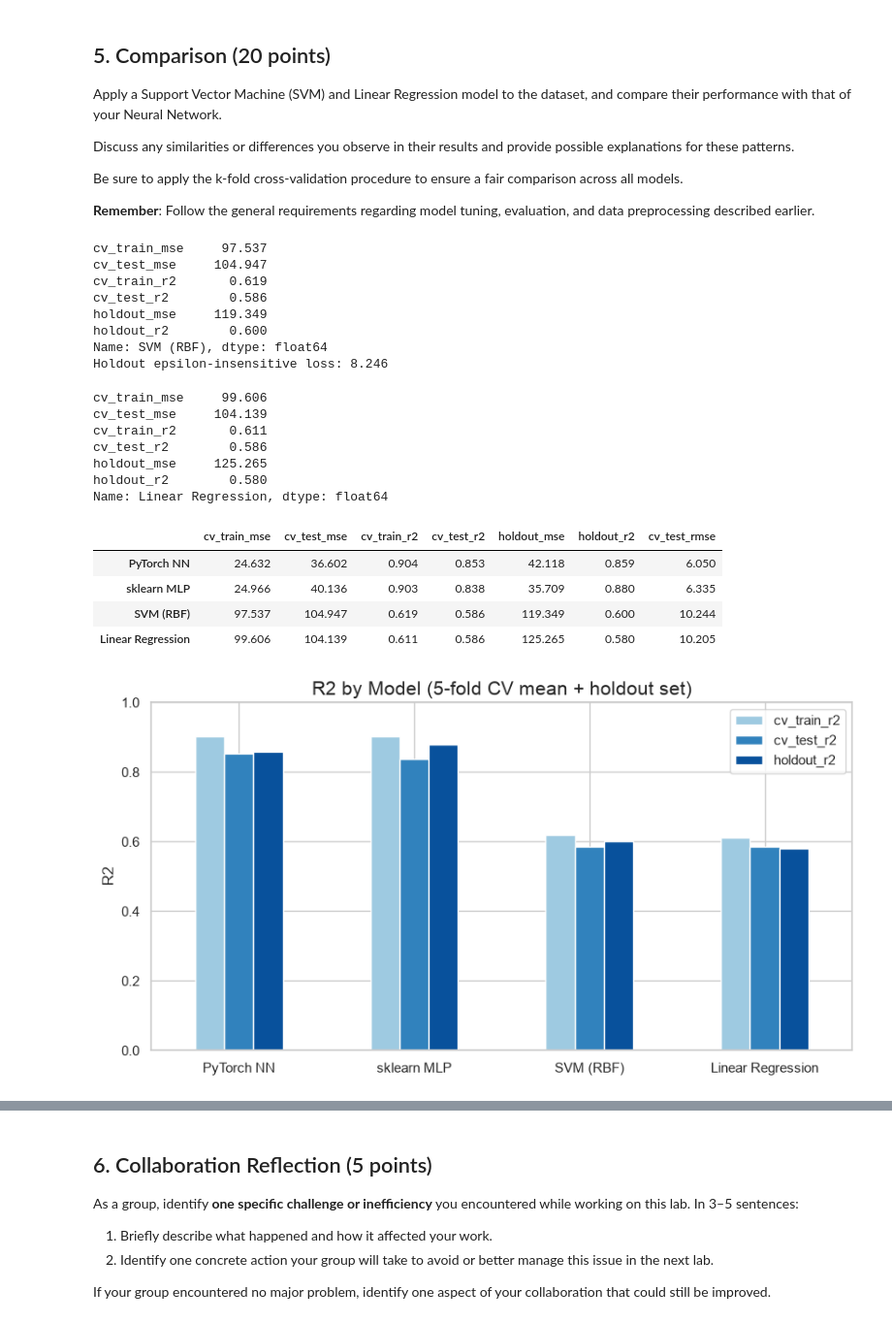
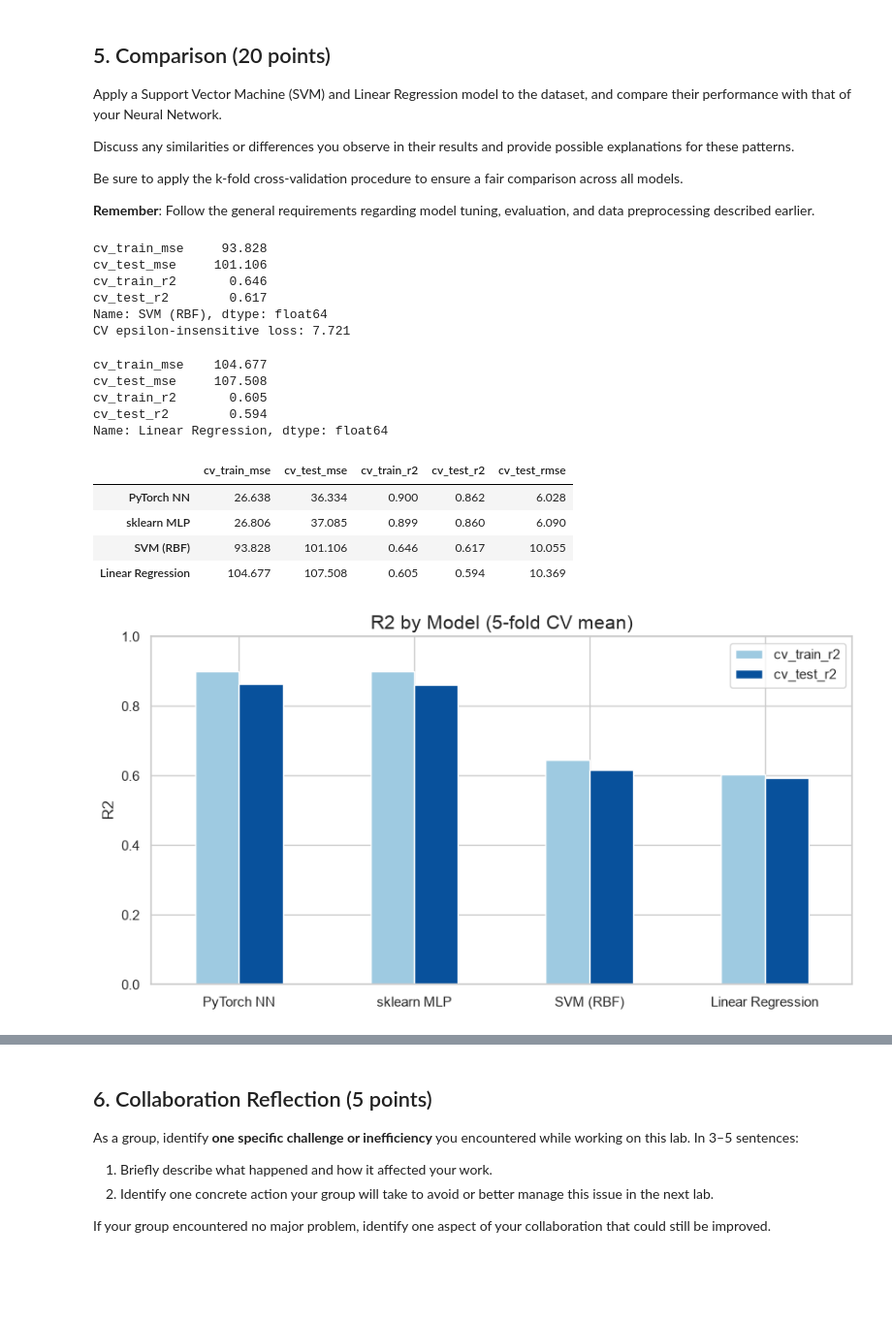
Before and after one commit to franciscoherrera2k05-tech/ds4021, a Jupyter notebook: Pacos_labs/Lab 5/05-neural-networks-real-data.ipynb, the cells around one changed output, grey strips where cells are left out. Shown at 97% size. Drawn from its saved outputs; the diff is of its cells as text; code cells hidden in the pictures; blank space fills up the shorter version.

```diff
--- a/Pacos_labs/Lab 5/05-neural-networks-real-data.ipynb
+++ b/Pacos_labs/Lab 5/05-neural-networks-real-data.ipynb
@@ -280,13 +280,13 @@ class MyModel(nn.Module):
 # %%
 # k-fold CV: the scaler is fit on each training fold only (no leakage)
 nn_folds = []
-for fold, (train_idx, test_idx) in enumerate(kf.split(X_train)):
+for fold, (train_idx, test_idx) in enumerate(kf.split(X)):
     scaler = StandardScaler()
-    X_train_kfold = scaler.fit_transform(X_train[train_idx])
-    X_test_kfold = scaler.transform(X_train[test_idx])
-    y_train_kfold, y_test_kfold = y_train[train_idx], y_train[test_idx]
+    X_train_kfold = scaler.fit_transform(X[train_idx])
+    X_test_kfold = scaler.transform(X[test_idx])
+    y_train_kfold, y_test_kfold = y[train_idx], y[test_idx]
 
-    torch.manual_seed(1234)
+    torch.manual_seed(seed)
     model = MyModel().fit(X_train_kfold, y_train_kfold)
     y_pred_train_kfold = model.predict(X_train_kfold)
     y_pred_test_kfold = model.predict(X_test_kfold)
@@ -336,17 +332,14 @@ Replicate your neural network experiment using the corresponding model class fro
 # %%
 from sklearn.neural_network import MLPRegressor
 from sklearn.pipeline import Pipeline
-from sklearn.model_selection import cross_validate
+from sklearn.model_selection import cross_validate, cross_val_predict
 
 def cv_report(pipe, name):
     # same KFold as the NN; scaler lives inside the pipeline, so it is refit per fold
-    cv_output = cross_validate(pipe, X_train, y_train, cv=kf, return_train_score=True,
+    cv_output = cross_validate(pipe, X, y, cv=kf, return_train_score=True,
                         scoring={"mse": "neg_mean_squared_error", "r2": "r2"})  # sklearn only maximizes scores, so MSE comes back negated; flipped with - below
-    pipe.fit(X_train, y_train)
-    y_pred_holdout = pipe.predict(X_holdout)
     res = pd.Series({"cv_train_mse": -cv_output["train_mse"].mean(), "cv_test_mse": -cv_output["test_mse"].mean(),
-                     "cv_train_r2": cv_output["train_r2"].mean(), "cv_test_r2": cv_output["test_r2"].mean(),
-                     "holdout_mse": mean_squared_error(y_holdout, y_pred_holdout), "holdout_r2": r2_score(y_holdout, y_pred_holdout)}, name=name)
+                     "cv_train_r2": cv_output["train_r2"].mean(), "cv_test_r2": cv_output["test_r2"].mean()}, name=name)
     print(res.round(3))
     return res
 # %%
@@ -376,7 +367,7 @@ Be sure to apply the k-fold cross-validation procedure to ensure a fair comparis
 
 **Remember**: Follow the general requirements regarding model tuning, evaluation, and data preprocessing described earlier.
 # %%
-# let's make a support vector machine of the data with 80/20 train-test split, final report with the following: train/holdout accuracy, mean of both, train/holdout cost, mean of both, cost is epsilon-insensitive loss
+# let's make a support vector machine of the data with 5-fold CV on the whole dataset, cost is epsilon-insensitive loss
 from sklearn.svm import SVR
 
 pipeline_SVR = Pipeline([
@@ -385,18 +376,17 @@ pipeline_SVR = Pipeline([
 ])
 svm_res = cv_report(pipeline_SVR, "SVM (RBF)")
 
-# epsilon-insensitive cost on the holdout set: mean(max(0, |y - y_hat| - eps))
-eps_loss = np.maximum(0, np.abs(y_holdout - pipeline_SVR.predict(X_holdout)) - 0.1).mean()
-print(f"Holdout epsilon-insensitive loss: {eps_loss:.3f}")
+# epsilon-insensitive cost on out-of-fold predictions: mean(max(0, |y - y_hat| - eps))
+y_pred_cv = cross_val_predict(pipeline_SVR, X, y, cv=kf)
+eps_loss = np.maximum(0, np.abs(y - y_pred_cv) - 0.1).mean()
+print(f"CV epsilon-insensitive loss: {eps_loss:.3f}")
 # %% [output]
-cv_train_mse     97.537
-cv_test_mse     104.947
-cv_train_r2       0.619
-cv_test_r2        0.586
-holdout_mse     119.349
-holdout_r2        0.600
+cv_train_mse     93.828
+cv_test_mse     101.106
+cv_train_r2       0.646
+cv_test_r2        0.617
 Name: SVM (RBF), dtype: float64
-Holdout epsilon-insensitive loss: 8.246
+CV epsilon-insensitive loss: 7.721
 # %%
 from sklearn.linear_model import LinearRegression
 
@@ -406,33 +396,30 @@ pipeline_LR = Pipeline([
 ])
 lr_res = cv_report(pipeline_LR, "Linear Regression")
 # %% [output]
-cv_train_mse     99.606
-cv_test_mse     104.139
-cv_train_r2       0.611
-cv_test_r2        0.586
-holdout_mse     125.265
-holdout_r2        0.580
+cv_train_mse    104.677
+cv_test_mse     107.508
+cv_train_r2       0.605
+cv_test_r2        0.594
 Name: Linear Regression, dtype: float64
 # %%
-nn_res = pd.Series({**nn_folds.mean().to_dict(),
-                    "holdout_mse": mean_squared_error(y_holdout, y_pred_holdout), "holdout_r2": r2_score(y_holdout, y_pred_holdout)}, name="PyTorch NN")
+nn_res = nn_folds.mean().rename("PyTorch NN")
 results = pd.DataFrame([nn_res, mlp_res, svm_res, lr_res])
 results["cv_test_rmse"] = np.sqrt(results["cv_test_mse"]) # for unit consistency and interpretability
 results.round(3)
 # %% [output]
-|  | cv_train_mse | cv_test_mse | cv_train_r2 | cv_test_r2 | holdout_mse | holdout_r2 | cv_test_rmse |
-| PyTorch NN | 24.632 | 36.602 | 0.904 | 0.853 | 42.118 | 0.859 | 6.050 |
-| sklearn MLP | 24.966 | 40.136 | 0.903 | 0.838 | 35.709 | 0.880 | 6.335 |
-| SVM (RBF) | 97.537 | 104.947 | 0.619 | 0.586 | 119.349 | 0.600 | 10.244 |
-| Linear Regression | 99.606 | 104.139 | 0.611 | 0.586 | 125.265 | 0.580 | 10.205 |
+|  | cv_train_mse | cv_test_mse | cv_train_r2 | cv_test_r2 | cv_test_rmse |
+| PyTorch NN | 26.638 | 36.334 | 0.900 | 0.862 | 6.028 |
+| sklearn MLP | 26.806 | 37.085 | 0.899 | 0.860 | 6.090 |
+| SVM (RBF) | 93.828 | 101.106 | 0.646 | 0.617 | 10.055 |
+| Linear Regression | 104.677 | 107.508 | 0.605 | 0.594 | 10.369 |
 # %%
-results[["cv_train_r2", "cv_test_r2", "holdout_r2"]].plot(kind="bar", figsize=(10, 5), color=["#9ecae1", "#3182bd", "#08519c"])
-plt.title("R2 by Model (5-fold CV mean + holdout set)", size=15)
+results[["cv_train_r2", "cv_test_r2"]].plot(kind="bar", figsize=(10, 5), color=["#9ecae1", "#08519c"])
+plt.title("R2 by Model (5-fold CV mean)", size=15)
 plt.ylabel("R2")
 plt.xticks(rotation=0)
 plt.ylim(0, 1)
 plt.show()
 # %% [output]
-[figure, old version]
+[figure, new version]
 # %% [markdown]
 ### Discussion
```
Also changed, not shown: parts of 7 cells of this notebook, 2 other files.
